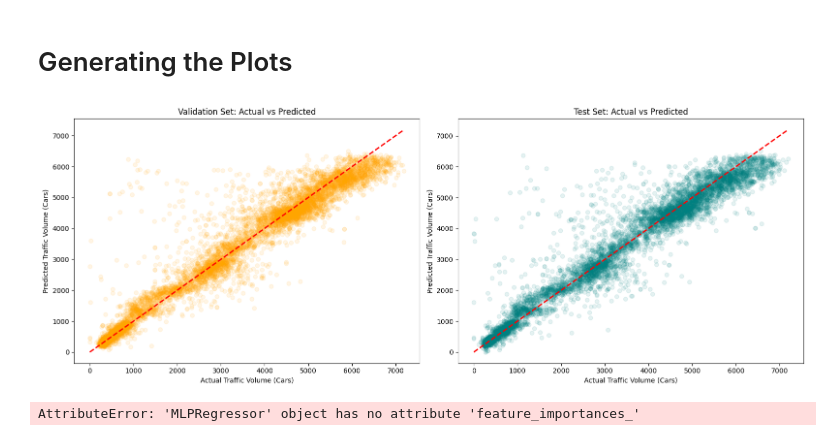
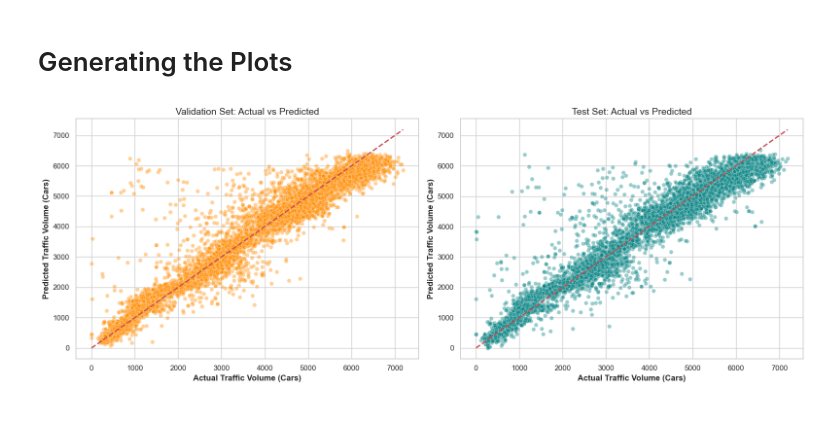
Before and after one commit to Bukhari7703/ML-Assignment-1, a Jupyter notebook: traffic_MLP.ipynb, the cells around one changed output. Cells and saved outputs as stored; diff of their text form; code cells hidden in the pictures; blank space fills up the shorter version.

```diff
--- a/traffic_MLP.ipynb
+++ b/traffic_MLP.ipynb
@@ -104,23 +105,26 @@ Root Mean Squared Error (RMSE): 494.64 cars
 # %% [markdown]
 # Generating the Plots
 # %%
+sns.set_theme(style="whitegrid")
+
 # 1. Validation and Test Scatter Plots
 fig, (ax1, ax2) = plt.subplots(1, 2, figsize=(16, 6))
 
-ax1.scatter(y_val, val_predictions, alpha=0.1, color='orange')
+# Validation Plot using Seaborn
+sns.scatterplot(x=y_val, y=val_predictions, alpha=0.4, color='darkorange', ax=ax1)
 ax1.plot([y_val.min(), y_val.max()], [y_val.min(), y_val.max()], 'r--', lw=2)
-ax1.set_xlabel('Actual Traffic Volume (Cars)')
-ax1.set_ylabel('Predicted Traffic Volume (Cars)')
-ax1.set_title('Validation Set: Actual vs Predicted')
+ax1.set_xlabel('Actual Traffic Volume (Cars)', fontweight='bold')
+ax1.set_ylabel('Predicted Traffic Volume (Cars)', fontweight='bold')
+ax1.set_title('Validation Set: Actual vs Predicted', fontsize=14)
 
-ax2.scatter(y_test, test_predictions, alpha=0.1, color='teal')
+# Test Plot using Seaborn
+sns.scatterplot(x=y_test, y=test_predictions, alpha=0.4, color='teal', ax=ax2)
 ax2.plot([y_test.min(), y_test.max()], [y_test.min(), y_test.max()], 'r--', lw=2)
-ax2.set_xlabel('Actual Traffic Volume (Cars)')
-ax2.set_ylabel('Predicted Traffic Volume (Cars)')
-ax2.set_title('Test Set: Actual vs Predicted')
+ax2.set_xlabel('Actual Traffic Volume (Cars)', fontweight='bold')
+ax2.set_ylabel('Predicted Traffic Volume (Cars)', fontweight='bold')
+ax2.set_title('Test Set: Actual vs Predicted', fontsize=14)
 
 plt.tight_layout()
 plt.show()
 # %% [output]
-[figure, old version]
+[figure, new version]
-AttributeError: 'MLPRegressor' object has no attribute 'feature_importances_'
```
Also changed, not shown: parts of 1 cell of this notebook, 3 other files.
